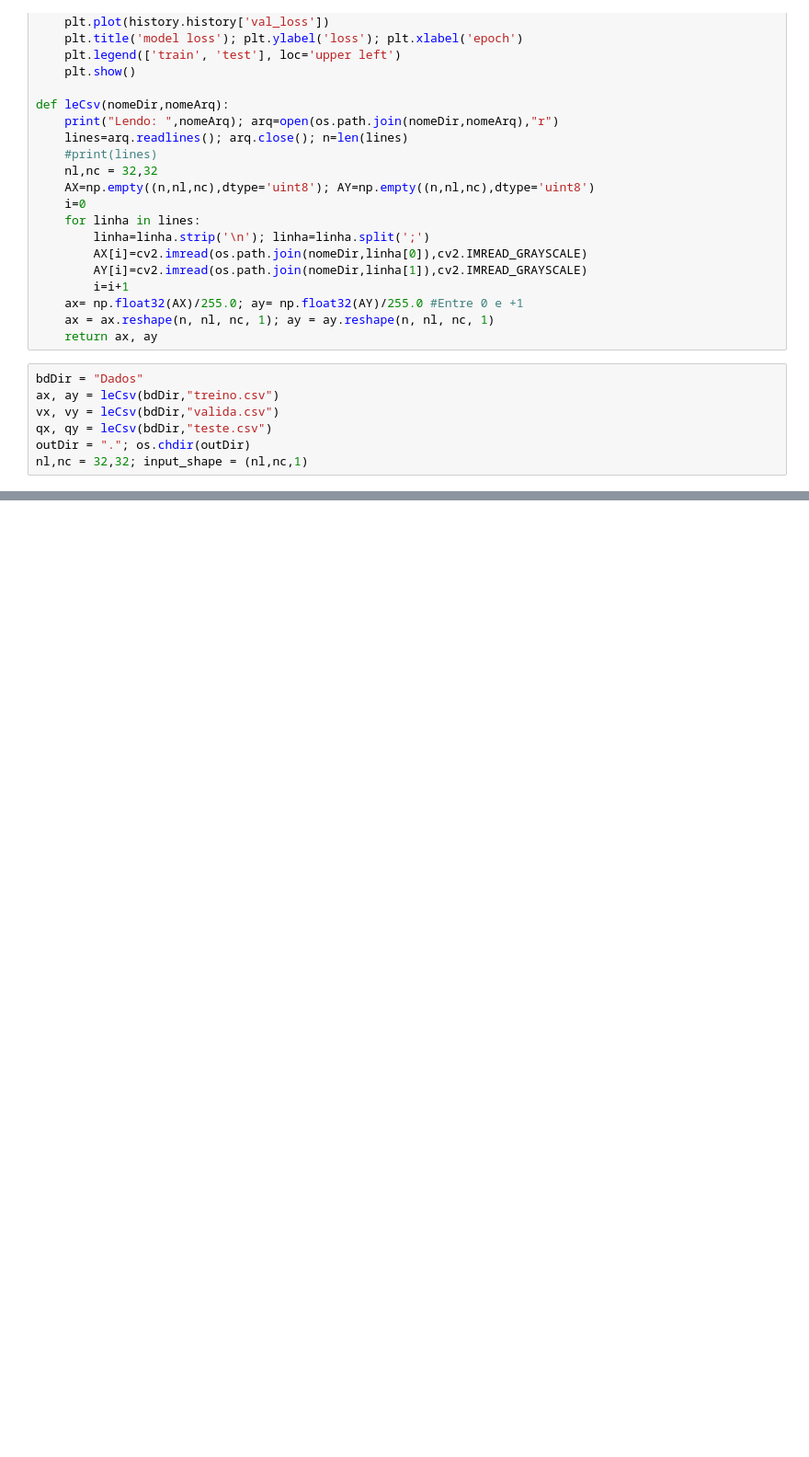
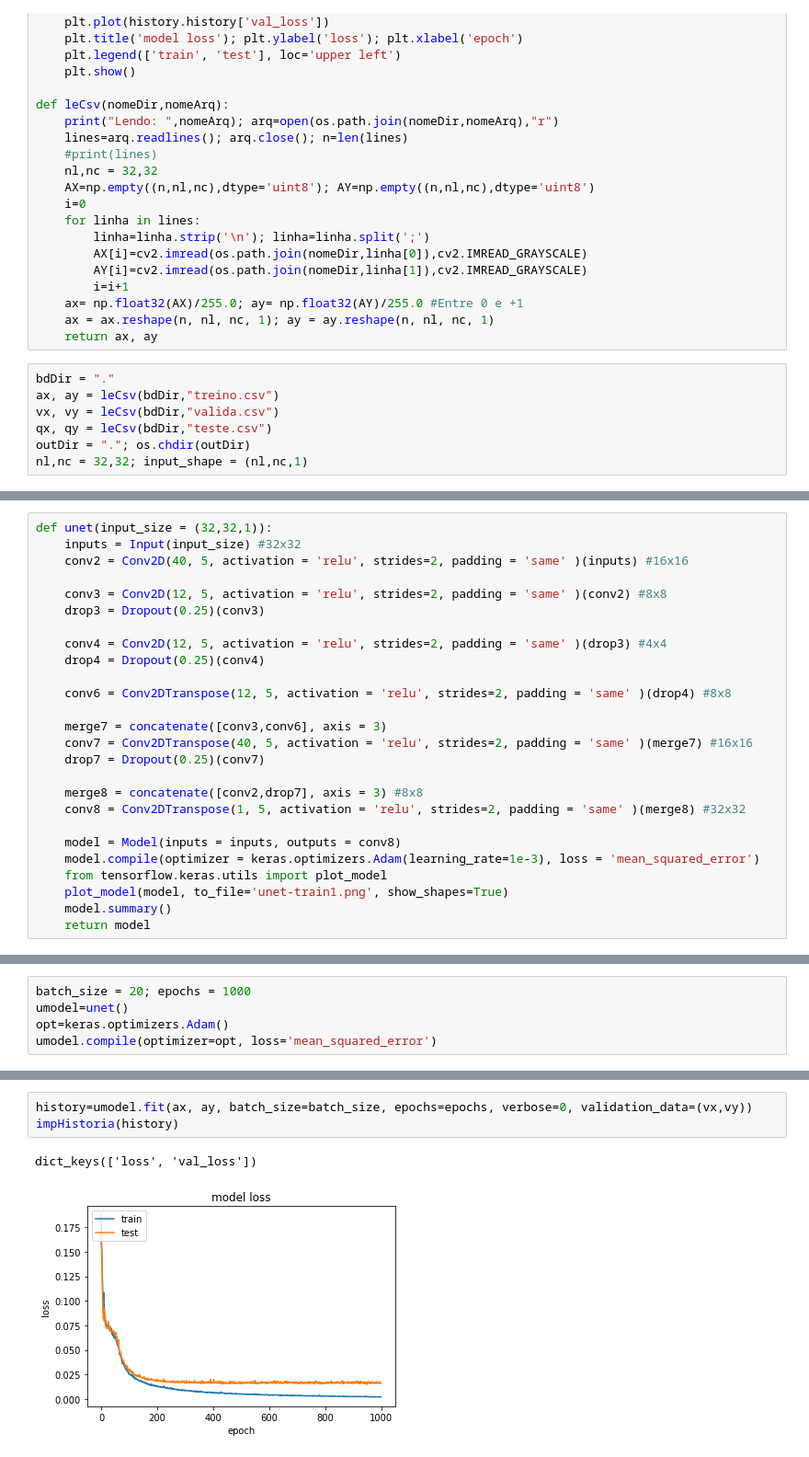
Before and after one commit to LeonardoKomura/PSI3472, a Jupyter notebook: Aula_7/aula7.ipynb, the cells around one changed output, grey strips where cells are left out. Shown at 92% size. Cells and saved outputs as stored; diff of their text form; blank space fills up the shorter version.

```diff
--- a/Aula_7/aula7.ipynb
+++ b/Aula_7/aula7.ipynb
@@ -33,7 +48,7 @@ def leCsv(nomeDir,nomeArq):
     ax = ax.reshape(n, nl, nc, 1); ay = ay.reshape(n, nl, nc, 1)
     return ax, ay
 # %%
-bdDir = "Dados"
+bdDir = "."
 ax, ay = leCsv(bdDir,"treino.csv")
 vx, vy = leCsv(bdDir,"valida.csv")
 qx, qy = leCsv(bdDir,"teste.csv")
@@ -84,2 +85,28 @@ def unet(input_size = (32,32,1)):
+# %%
+def unet(input_size = (32,32,1)):
+    inputs = Input(input_size) #32x32
+    conv2 = Conv2D(40, 5, activation = 'relu', strides=2, padding = 'same' )(inputs) #16x16
+
+    conv3 = Conv2D(12, 5, activation = 'relu', strides=2, padding = 'same' )(conv2) #8x8
+    drop3 = Dropout(0.25)(conv3)
+
+    conv4 = Conv2D(12, 5, activation = 'relu', strides=2, padding = 'same' )(drop3) #4x4
+    drop4 = Dropout(0.25)(conv4)
+
+    conv6 = Conv2DTranspose(12, 5, activation = 'relu', strides=2, padding = 'same' )(drop4) #8x8
+
+    merge7 = concatenate([conv3,conv6], axis = 3)
+    conv7 = Conv2DTranspose(40, 5, activation = 'relu', strides=2, padding = 'same' )(merge7) #16x16
+    drop7 = Dropout(0.25)(conv7)
+
+    merge8 = concatenate([conv2,drop7], axis = 3) #8x8
+    conv8 = Conv2DTranspose(1, 5, activation = 'relu', strides=2, padding = 'same' )(merge8) #32x32
+
+    model = Model(inputs = inputs, outputs = conv8)
+    model.compile(optimizer = keras.optimizers.Adam(learning_rate=1e-3), loss = 'mean_squared_error')
+    from tensorflow.keras.utils import plot_model
+    plot_model(model, to_file='unet-train1.png', show_shapes=True)
+    model.summary()
+    return model
 # %%
 batch_size = 20; epochs = 1000
@@ -95,0 +149,5 @@ model.save('fcn-train1.h5')
+# %%
+batch_size = 20; epochs = 1000
+umodel=unet()
+opt=keras.optimizers.Adam()
+umodel.compile(optimizer=opt, loss='mean_squared_error')
@@ -95,0 +172,6 @@ model.save('fcn-train1.h5')
+# %%
+history=umodel.fit(ax, ay, batch_size=batch_size, epochs=epochs, verbose=0, validation_data=(vx,vy))
+impHistoria(history)
+# %% [output]
+dict_keys(['loss', 'val_loss'])
+[figure, added]
```
Also changed, not shown: parts of 9 cells of this notebook, 1 other file.
